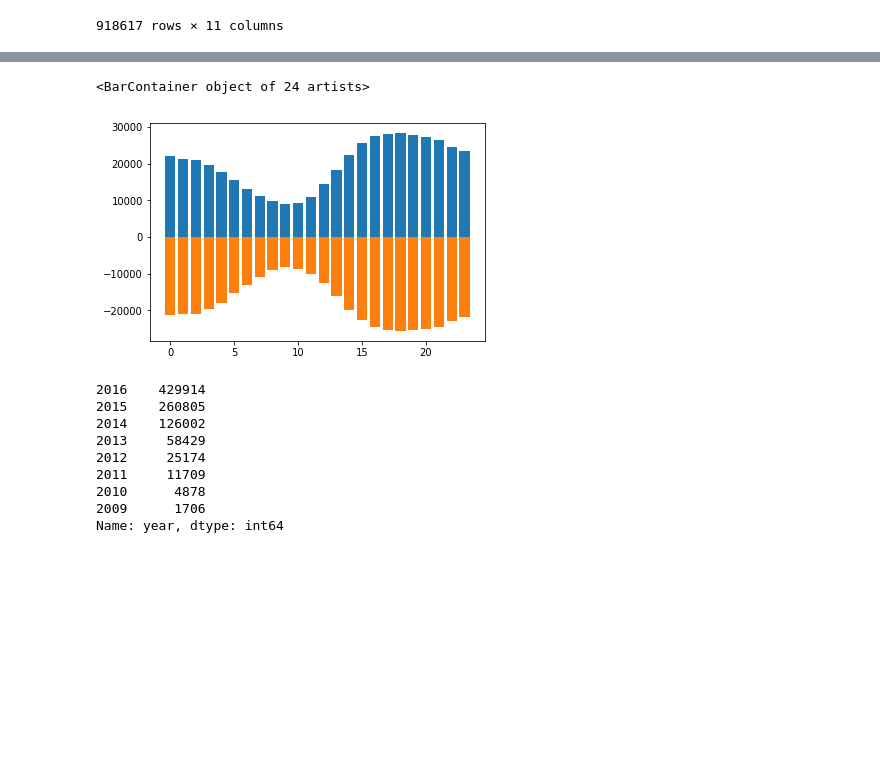
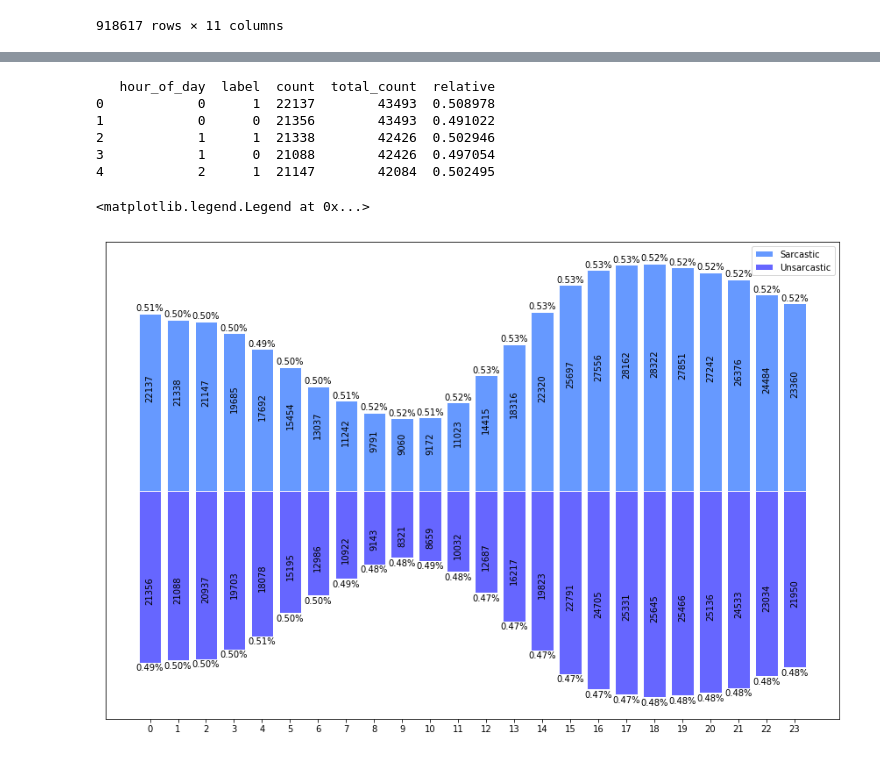
Before and after one commit to karlmeldorf/Sarcasm-on-Reddit, a Jupyter notebook: Interesting.ipynb, the cells around one changed output, grey strips where cells are left out. Saved outputs shown, nothing was run; the diff lists cells and outputs as text; code cells hidden in the pictures; blank space fills up the shorter version.

```diff
--- a/Interesting.ipynb
+++ b/Interesting.ipynb
@@ -107,25 +107,43 @@ sns.heatmap(matrix2)
-# %%
-df = pd.DataFrame(data=data)
-df['hour_of_day'] = df['created_utc'].dt.hour
-df['year'] = df['created_utc'].dt.year
-ordered = df.groupby(['hour_of_day']).apply(lambda x: x['label'].value_counts())
-new = ordered.reset_index(name='count')
-pos = new[new['level_1']==1]
-neg = new[new['level_1']==0]
-plt.bar(pos['hour_of_day'], pos['count'])
-plt.bar(neg['hour_of_day'], -neg['count'])
-# %% [output]
-<BarContainer object of 24 artists>
-[figure, removed]
-# %%
-df['year'].value_counts()
-# %% [output]
-2016    429914
-2015    260805
-2014    126002
-2013     58429
-2012     25174
-2011     11709
-2010      4878
-2009      1706
-Name: year, dtype: int64
+# %%
+#Hourly distribution of the data
+
+plt.figure(figsize=(15,10))
+
+df = pd.DataFrame(data=data)
+df['hour_of_day'] = df['created_utc'].dt.hour
+df['year'] = df['created_utc'].dt.year
+ordered = df.groupby(['hour_of_day']).apply(lambda x: x['label'].value_counts())
+new = ordered.reset_index()
+new.columns = ['hour_of_day', 'label', 'count']
+allC = new.groupby(['hour_of_day']).sum().reset_index()
+
+final = pd.merge(new, allC, on='hour_of_day')
+final = final.drop(['label_y'],axis=1)
+final.columns = ['hour_of_day', 'label', 'count', 'total_count']
+final['relative'] = final['count']/final['total_count']
+print(final.head())
+pos = final[final['label']==1]
+neg = final[final['label']==0]
+plt.bar(pos['hour_of_day'], pos['count'], facecolor='#6699ff', edgecolor='white', label='Sarcastic')
+plt.bar(neg['hour_of_day'], -neg['count'], facecolor='#6666ff', edgecolor='white', label='Unsarcastic')
+
+for x,y,z in zip(pos['hour_of_day'],pos['count'],pos['relative']):
+    plt.text(x, y+100, '%.2f' % z+'%', ha='center', va= 'bottom')
+    plt.text(x, y/2, y, ha='center', va='bottom', rotation=90)
+
+for x,y,z in zip(neg['hour_of_day'],neg['count'],neg['relative']):
+    plt.text(x, -y-100, '%.2f' % z+'%', ha='center', va= 'top')
+    plt.text(x, -y/2, y, ha='center', va='top', rotation=90)
+
+plt.xticks(np.arange(0,24,1))
+plt.yticks([])
+plt.legend(loc='best')
+# %% [output]
+   hour_of_day  label  count  total_count  relative
+0            0      1  22137        43493  0.508978
+1            0      0  21356        43493  0.491022
+2            1      1  21338        42426  0.502946
+3            1      0  21088        42426  0.497054
+4            2      1  21147        42084  0.502495
+<matplotlib.legend.Legend at 0x...>
+[figure, added]
```
Also changed, not shown: parts of 2 cells of this notebook, 1 other file.
